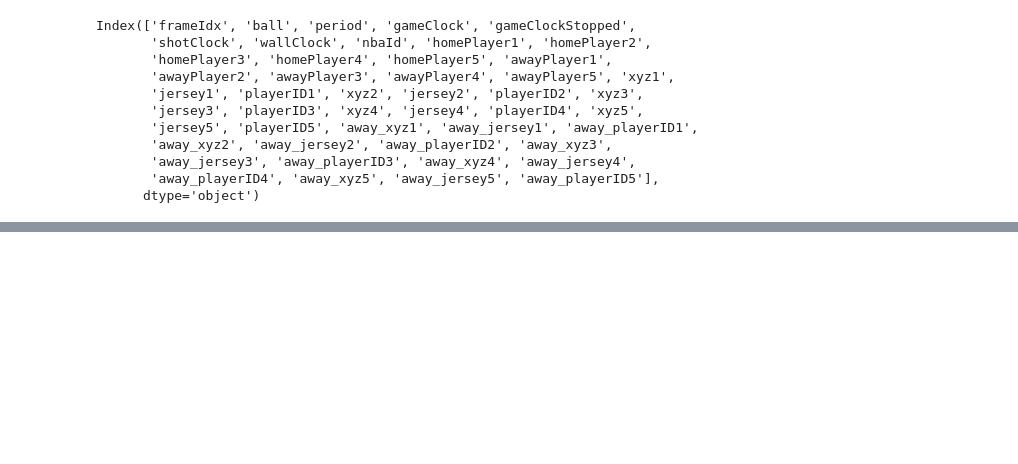
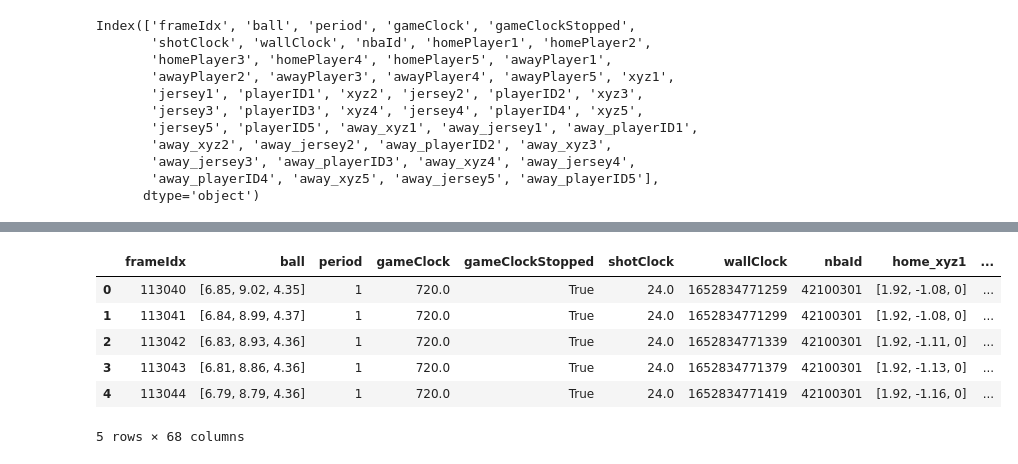
Before and after one commit to isabellaccarloss/wisd_boston23, a Jupyter notebook: jupyter_files/Importing data (AWS) - Boston23.ipynb, the cells around one changed output, grey strips where cells are left out. Drawn from its saved outputs; the diff is of its cells as text; code cells hidden in the pictures; blank space fills up the shorter version.

```diff
--- a/jupyter_files/Importing data (AWS) - Boston23.ipynb
+++ b/jupyter_files/Importing data (AWS) - Boston23.ipynb
@@ -546,0 +463,3 @@ teams.head()
+# %%
+# Opening saved table
+tracking = pd.read_csv(r"tracking.csv")
@@ -546,0 +486,22 @@ teams.head()
+# %%
+tracking[['home_x1', 'home_y1','home_z1']] = tracking['home_xyz1'].str.split(', ', expand=True)
+tracking[['home_x2', 'home_y2','home_z2']] = tracking['home_xyz2'].str.split(', ', expand=True)
+tracking[['home_x3', 'home_y3','home_z3']] = tracking['home_xyz3'].str.split(', ', expand=True)
+tracking[['home_x4', 'home_y4','home_z4']] = tracking['home_xyz4'].str.split(', ', expand=True)
+tracking[['home_x5', 'home_y5','home_z5']] = tracking['home_xyz5'].str.split(', ', expand=True)
+
+tracking[['away_x1', 'away_y1','away_z1']] = tracking['away_xyz1'].str.split(', ', expand=True)
+tracking[['away_x2', 'away_y2','away_z2']] = tracking['away_xyz2'].str.split(', ', expand=True)
+tracking[['away_x3', 'away_y3','away_z3']] = tracking['away_xyz3'].str.split(', ', expand=True)
+tracking[['away_x4', 'away_y4','away_z4']] = tracking['away_xyz4'].str.split(', ', expand=True)
+tracking[['away_x5', 'away_y5','away_z5']] = tracking['away_xyz5'].str.split(', ', expand=True)
+# %%
+tracking.head()
+# %% [output]
+|  | frameIdx | ball | period | gameClock | gameClockStopped | shotClock | wallClock | nbaId | home_xyz1 | ... |
+| 0 | 113040 | [6.85, 9.02, 4.35] | 1 | 720.0 | True | 24.0 | 1652834771259 | 42100301 | [1.92, -1.08, 0] | ... |
+| 1 | 113041 | [6.84, 8.99, 4.37] | 1 | 720.0 | True | 24.0 | 1652834771299 | 42100301 | [1.92, -1.08, 0] | ... |
+| 2 | 113042 | [6.83, 8.93, 4.36] | 1 | 720.0 | True | 24.0 | 1652834771339 | 42100301 | [1.92, -1.11, 0] | ... |
+| 3 | 113043 | [6.81, 8.86, 4.36] | 1 | 720.0 | True | 24.0 | 1652834771379 | 42100301 | [1.92, -1.13, 0] | ... |
+| 4 | 113044 | [6.79, 8.79, 4.36] | 1 | 720.0 | True | 24.0 | 1652834771419 | 42100301 | [1.92, -1.16, 0] | ... |
+5 rows × 68 columns
```
Also changed, not shown: parts of 28 cells of this notebook.
